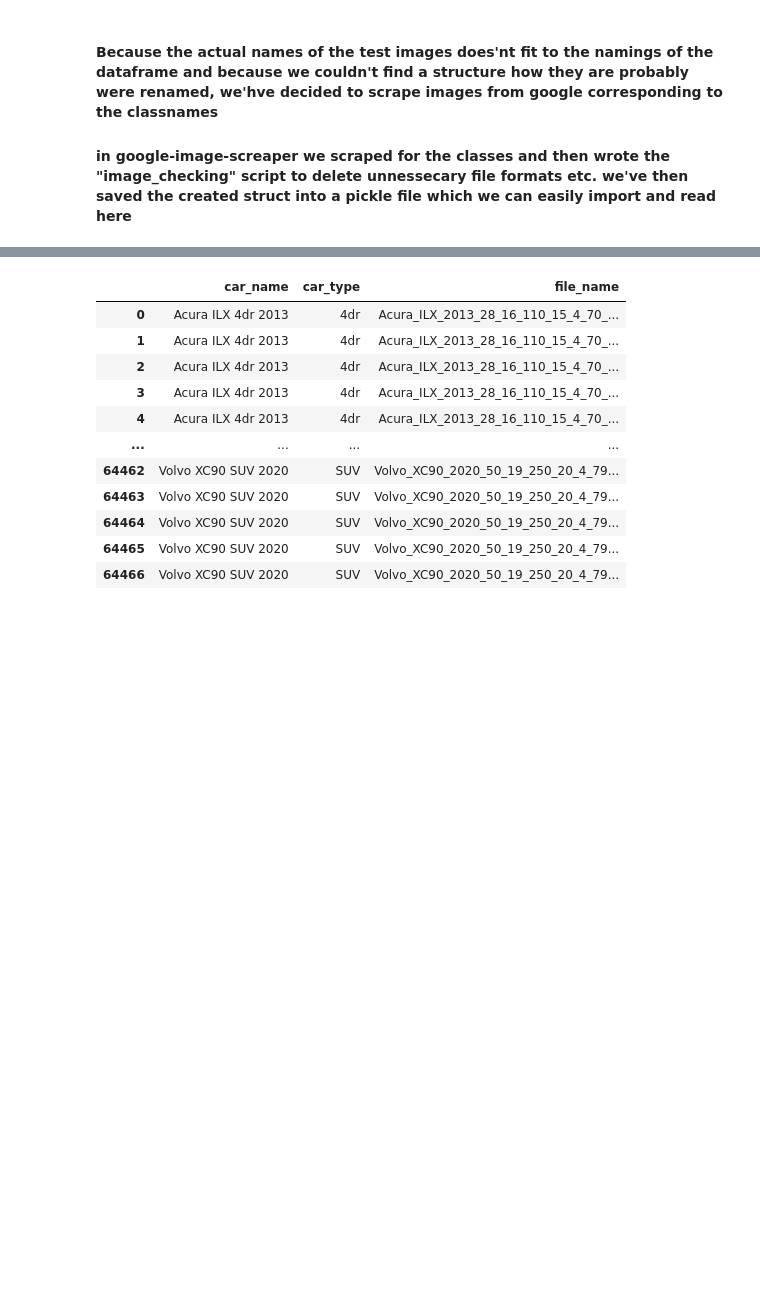
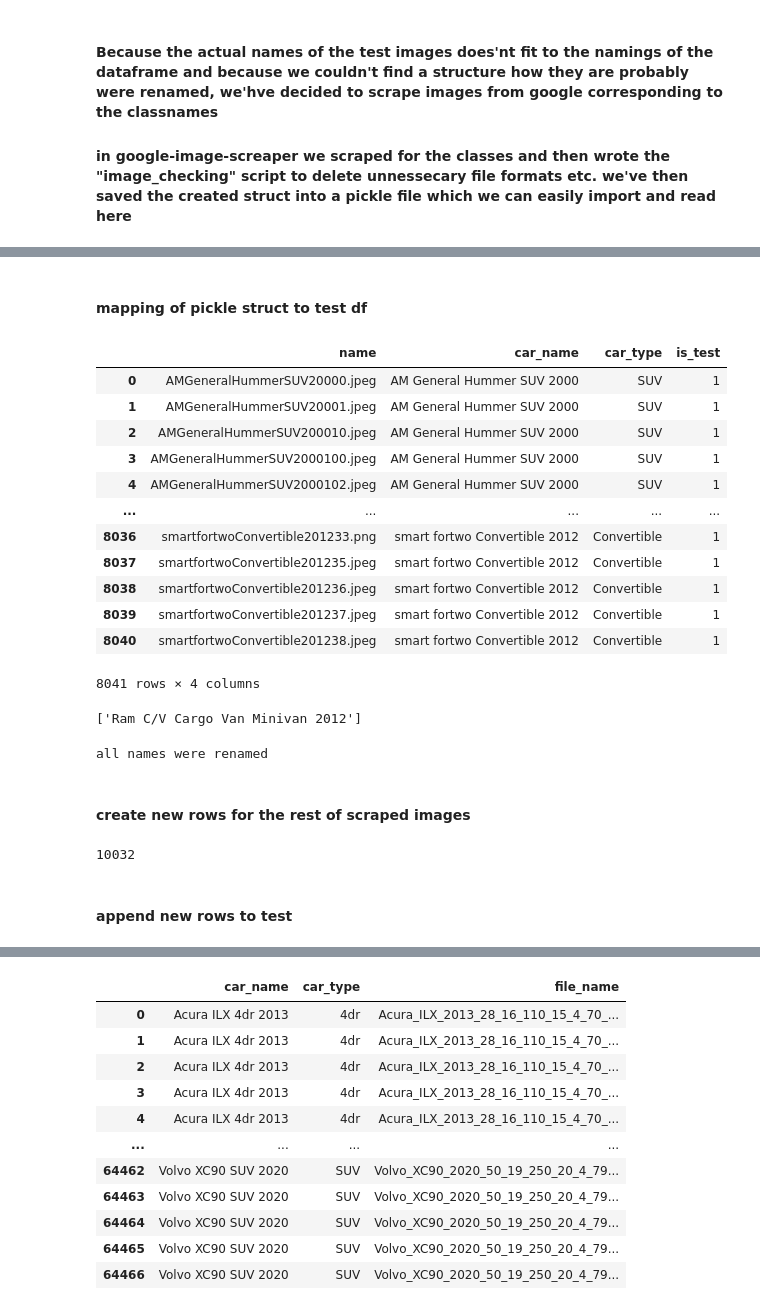
Before and after one commit to MrChriwo/car-body-prediction, a Jupyter notebook: services/data_labeling/Label_checker.ipynb, the cells around one changed output, grey strips where cells are left out. Drawn from its saved outputs; the diff is of its cells as text; code cells hidden in the pictures; blank space fills up the shorter version.

```diff
--- a/services/data_labeling/Label_checker.ipynb
+++ b/services/data_labeling/Label_checker.ipynb
@@ -752,0 +753,37 @@ loaded_struct
+# %% [markdown]
+#### mapping of pickle struct to test df
+# %%
+test = stanford_test_df.copy()
+car_names = test["car_name"].unique()
+counters = {key:{"current_index": 0, "count": 0} for key in car_names}
+cname_counts = test["car_name"].value_counts()
+# counters["AM General Hummer SUV 2000"]["current_index"]
+err = []
+for index, data in test.iterrows():
+    cname = data["car_name"]
+    if data["car_name"] in loaded_struct:
+            test.iloc[index, 0] = loaded_struct[cname][counters[cname]["current_index"]]
+            counters[cname]["current_index"] += 1
+            counters[cname]["count"] += 1
+    else:
+          if cname not in err:
+               err.append(cname)
+test
+# %% [output]
+|  | name | car_name | car_type | is_test |
+| 0 | AMGeneralHummerSUV20000.jpeg | AM General Hummer SUV 2000 | SUV | 1 |
+| 1 | AMGeneralHummerSUV20001.jpeg | AM General Hummer SUV 2000 | SUV | 1 |
+| 2 | AMGeneralHummerSUV200010.jpeg | AM General Hummer SUV 2000 | SUV | 1 |
+| 3 | AMGeneralHummerSUV2000100.jpeg | AM General Hummer SUV 2000 | SUV | 1 |
+| 4 | AMGeneralHummerSUV2000102.jpeg | AM General Hummer SUV 2000 | SUV | 1 |
+| ... | ... | ... | ... | ... |
+| 8036 | smartfortwoConvertible201233.png | smart fortwo Convertible 2012 | Convertible | 1 |
+| 8037 | smartfortwoConvertible201235.jpeg | smart fortwo Convertible 2012 | Convertible | 1 |
+| 8038 | smartfortwoConvertible201236.jpeg | smart fortwo Convertible 2012 | Convertible | 1 |
+| 8039 | smartfortwoConvertible201237.jpeg | smart fortwo Convertible 2012 | Convertible | 1 |
+| 8040 | smartfortwoConvertible201238.jpeg | smart fortwo Convertible 2012 | Convertible | 1 |
+8041 rows × 4 columns
+# %%
+err
+# %% [output]
+['Ram C/V Cargo Van Minivan 2012']
@@ -752,0 +793,27 @@ loaded_struct
+# %%
+# checking if rename was successfull
+c = 0
+for index, data in test.iterrows():
+    if data["name"] != stanford_test_df.iloc[index, 0]: c+=1
+if c == 8041:
+    print("all names were renamed")
+else:
+    print("something went wrong")
+# %% [output]
+all names were renamed
+# %% [markdown]
+#### create new rows for the rest of scraped images
+# %%
+new_rows = []
+for key in loaded_struct:
+    while counters[key]["count"] <= len(loaded_struct[key])-1:
+        car_type = class_labels_dict[key]
+        name = loaded_struct[key][counters[key]["current_index"]]
+        new_rows.append({"name":name, "car_name": key, "car_type": car_type, "is_test": 1 })
+        counters[key]["count"] += 1
+        counters[key]["current_index"] += 1
+len(new_rows)
+# %% [output]
+10032
+# %% [markdown]
+#### append new rows to test
```
Also changed, not shown: parts of 9 cells of this notebook, 2 other files.
